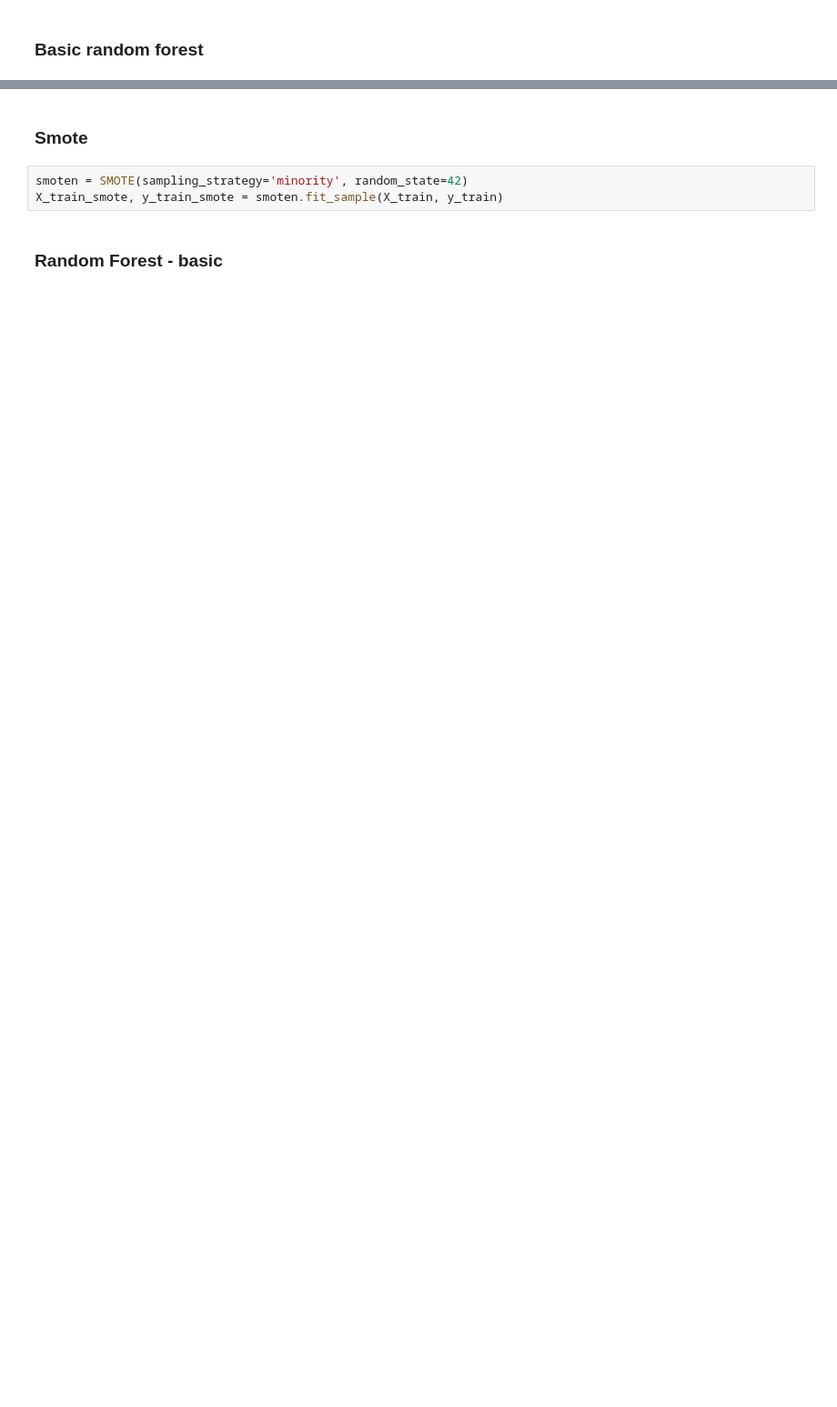
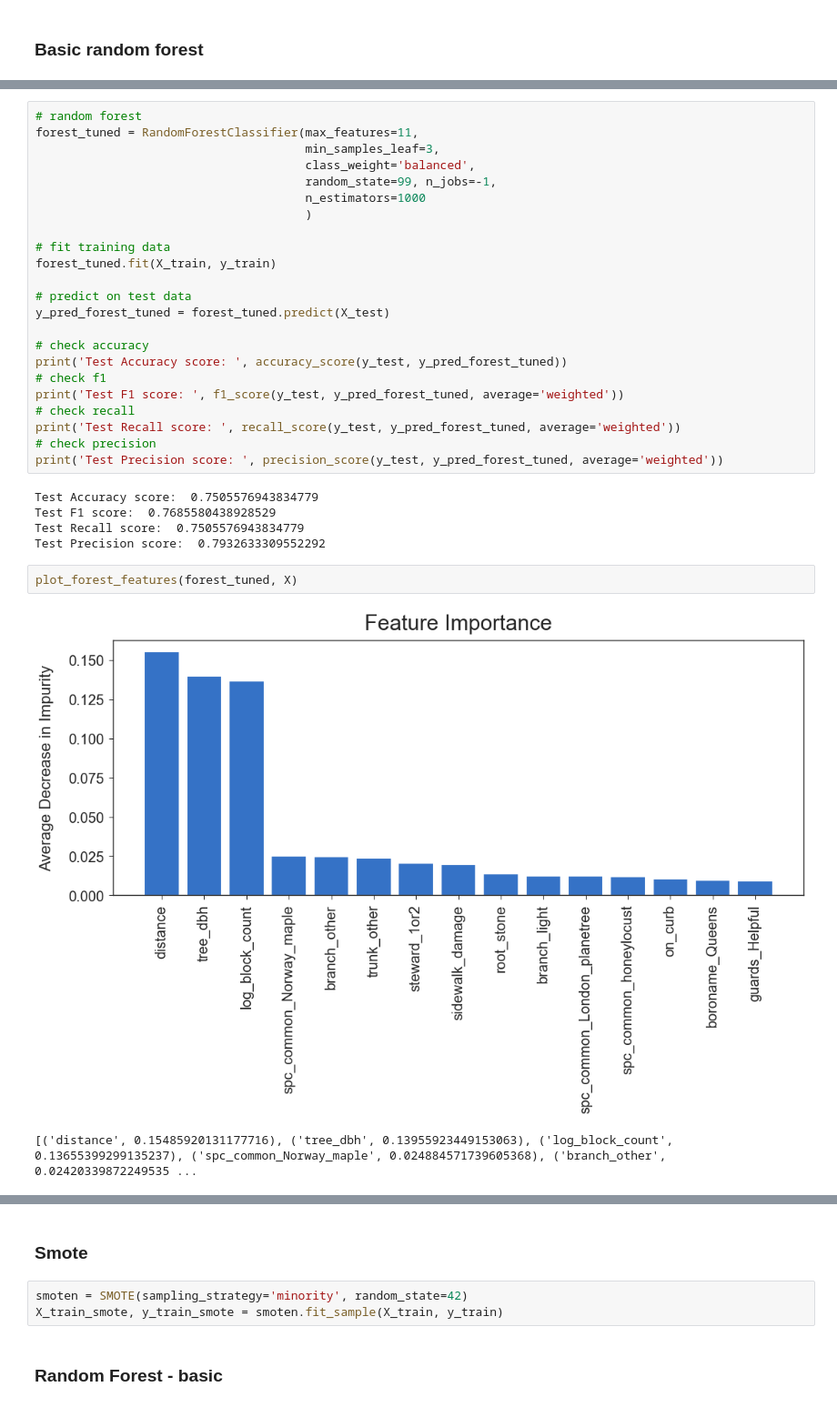
Before and after one commit to p-szymo/nyc_trees, a Jupyter notebook: nyc_trees_final_workbook.ipynb, the cells around one changed output, grey strips where cells are left out. Shown at 91% size. Saved outputs shown, nothing was run; the diff lists cells and outputs as text; blank space fills up the shorter version.

```diff
--- a/nyc_trees_final_workbook.ipynb
+++ b/nyc_trees_final_workbook.ipynb
@@ -1518,0 +1547,33 @@ plot_confusion_matrix(cm, classes,
+# %%
+# random forest
+forest_tuned = RandomForestClassifier(max_features=11,
+                                      min_samples_leaf=3,
+                                      class_weight='balanced',
+                                      random_state=99, n_jobs=-1,
+                                      n_estimators=1000
+                                      )
+
+# fit training data
+forest_tuned.fit(X_train, y_train)
+
+# predict on test data
+y_pred_forest_tuned = forest_tuned.predict(X_test)
+
+# check accuracy
+print('Test Accuracy score: ', accuracy_score(y_test, y_pred_forest_tuned))
+# check f1
+print('Test F1 score: ', f1_score(y_test, y_pred_forest_tuned, average='weighted'))
+# check recall
+print('Test Recall score: ', recall_score(y_test, y_pred_forest_tuned, average='weighted'))
+# check precision
+print('Test Precision score: ', precision_score(y_test, y_pred_forest_tuned, average='weighted'))
+# %% [output]
+Test Accuracy score:  0.7505576943834779
+Test F1 score:  0.7685580438928529
+Test Recall score:  0.7505576943834779
+Test Precision score:  0.7932633309552292
+# %%
+plot_forest_features(forest_tuned, X)
+# %% [output]
+[figure, added]
+[('distance', 0.15485920131177716), ('tree_dbh', 0.13955923449153063), ('log_block_count', 0.13655399299135237), ('spc_common_Norway_maple', 0.024884571739605368), ('branch_other', 0.02420339872249535 ...
```
Also changed, not shown: parts of 47 cells of this notebook, 2 other files.
